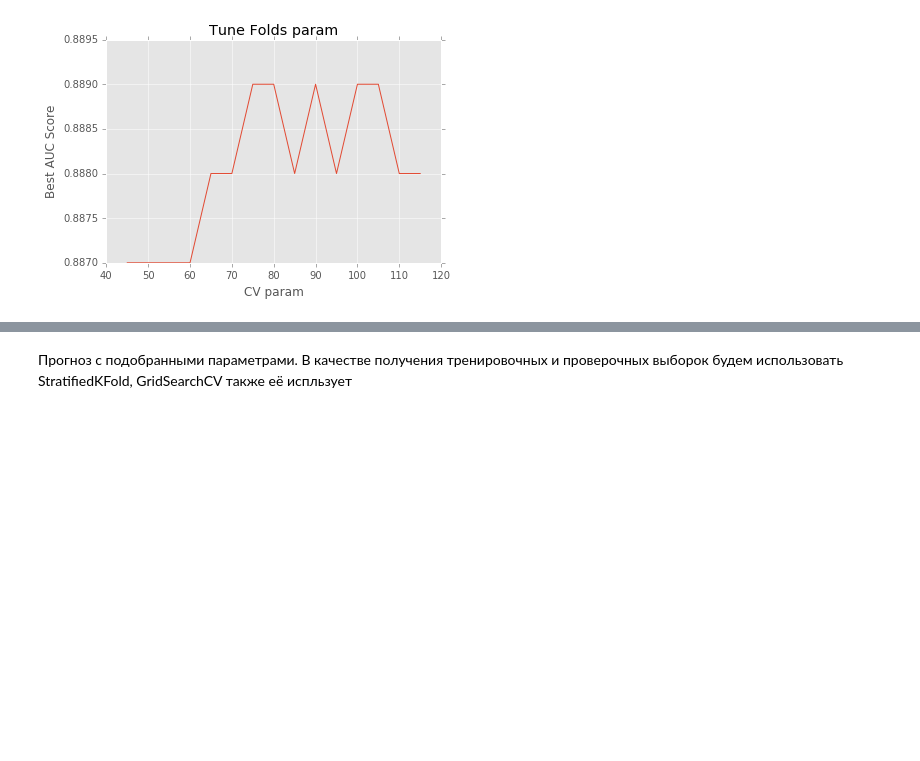
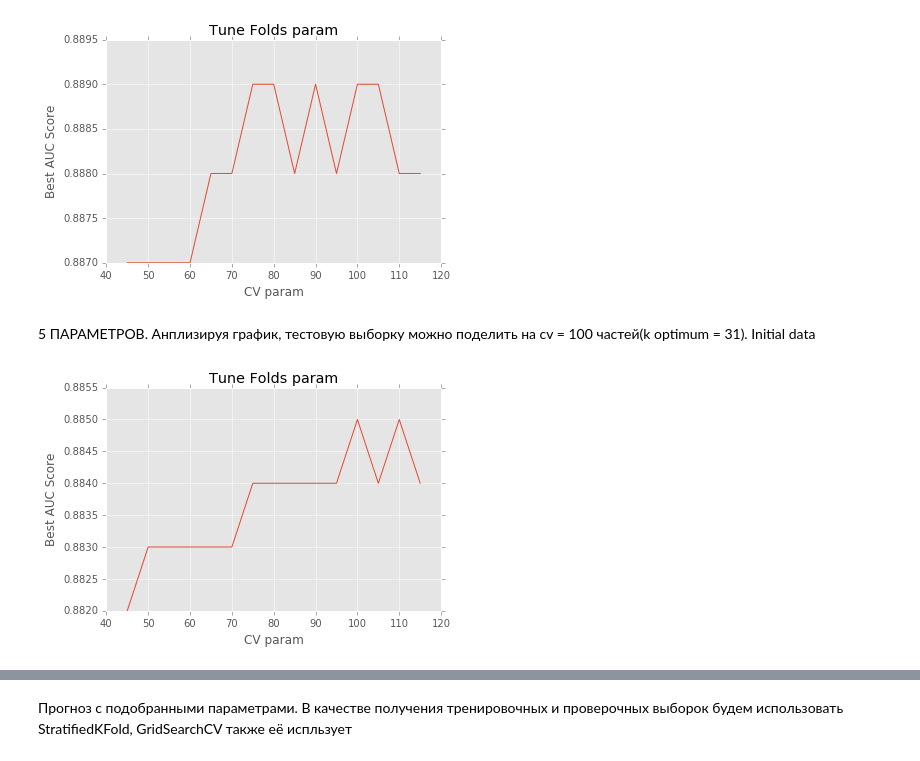
Before and after one commit to Evgeneus/InData-Labs-Contest, a Jupyter notebook: star_mission.ipynb, the cells around one changed output, grey strips where cells are left out. Drawn from its saved outputs; the diff is of its cells as text; code cells hidden in the pictures; blank space fills up the shorter version.

Commit message:
feature/analyze knn with init data

```diff
--- a/star_mission.ipynb
+++ b/star_mission.ipynb
@@ -159,3 +159,9 @@ Image(filename='img/knn_3par_log.png')
 Image(filename='img/knn_5par_log.png')
 # %% [output]
 [figure]
+# %% [markdown]
+5 ПАРАМЕТРОВ. Анплизируя график, тестовую выборку можно поделить на сv = 100 частей(k optimum = 31). Initial data
+# %%
+Image(filename='img/knn_5par.png')
+# %% [output]
+[figure, added]
```
Also changed, not shown: parts of 9 cells of this notebook, 2 other files.
